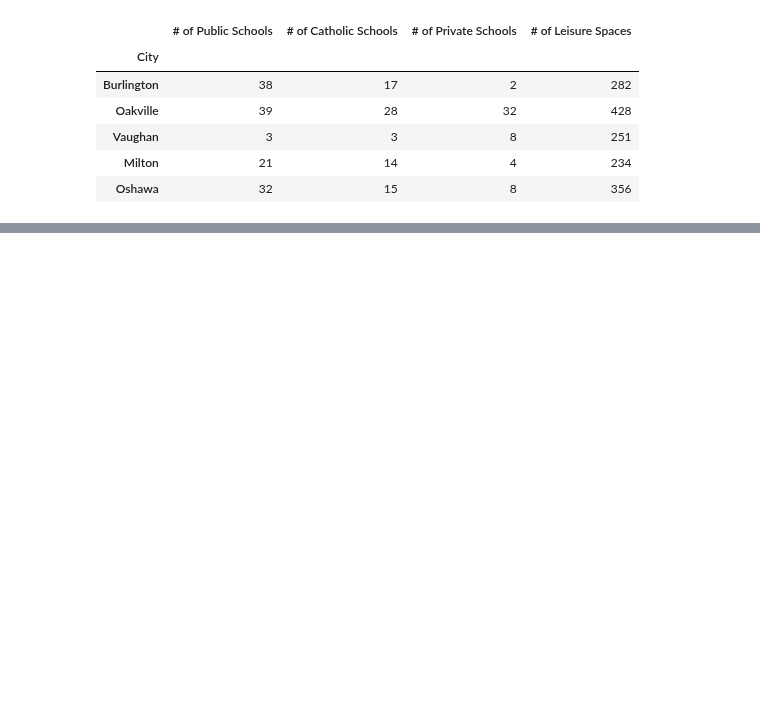
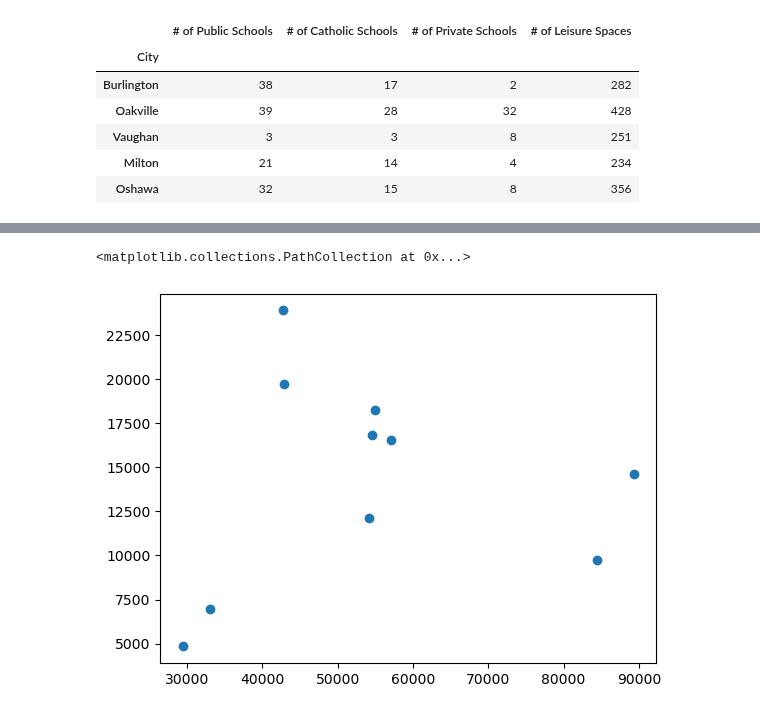
Before and after one commit to MaisieDeGraaf/oakville-housing-analysis, a Jupyter notebook: Main_Cities_Analysis.ipynb, the cells around one changed output, grey strips where cells are left out. Saved outputs shown, nothing was run; the diff lists cells and outputs as text; code cells hidden in the pictures; blank space fills up the shorter version.

```diff
--- a/Main_Cities_Analysis.ipynb
+++ b/Main_Cities_Analysis.ipynb
@@ -87,0 +136,4 @@ all_amenities_df
+# %%
+#version 2 scatter plot
+rented_vs_owned = rented_vs_owned.reset_index()
+rented_vs_owned
@@ -87,0 +152,7 @@ all_amenities_df
+# %%
+x_axis = rented_vs_owned['Owned Houses']
+y_axis = rented_vs_owned['Rented Houses']
+plt.scatter(x_axis,y_axis)
+# %% [output]
+<matplotlib.collections.PathCollection at 0x...>
+[figure, added]
```
Also changed, not shown: parts of 10 cells of this notebook.
